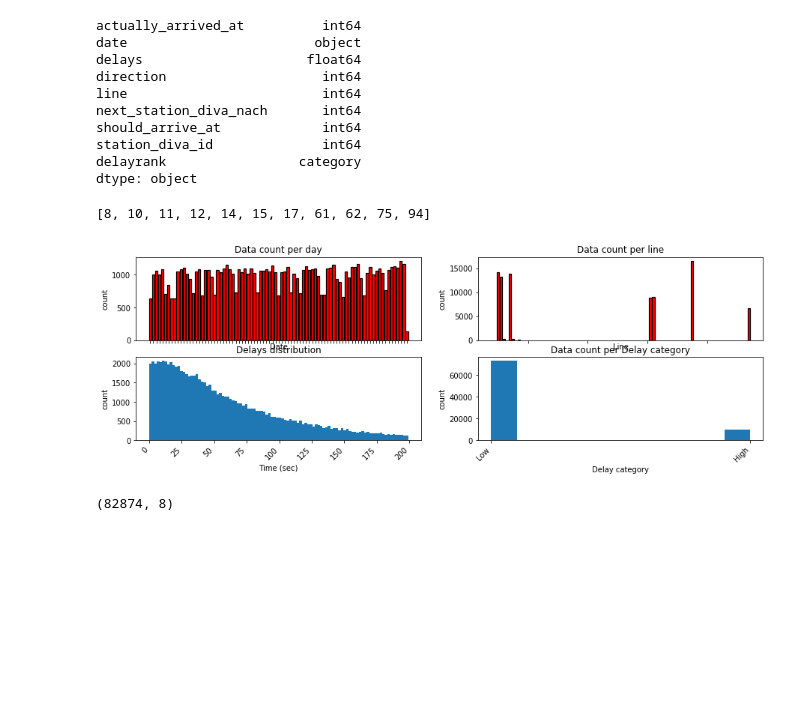
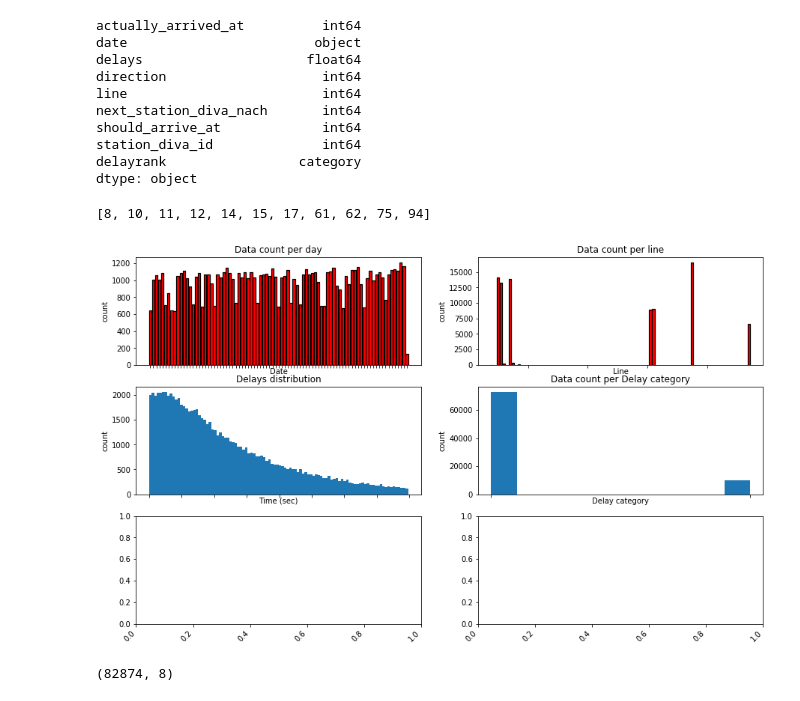
Before and after one commit to mfaizanse/path4-delay-prediction, a Jupyter notebook: delay_prediction_classification.ipynb, the cells around one changed output. Cells and saved outputs as stored; diff of their text form; code cells hidden in the pictures; blank space fills up the shorter version.

```diff
--- a/delay_prediction_classification.ipynb
+++ b/delay_prediction_classification.ipynb
@@ -71,37 +77,40 @@ ds = stationDS.copy()
 
 
 # Set up the plotting layout
-fig, ((ax1, ax2), (ax21, ax22)) = plt.subplots(nrows=2, ncols=2, figsize = (15,5))
+fig, ((ax1, ax2), (ax21, ax22), (ax31, ax32)) = plt.subplots(nrows=3, ncols=2, figsize = (15,10))
 fig.autofmt_xdate(rotation = 45)
 
 ax1.set_xlabel('Date'); ax1.set_ylabel('count'); ax1.set_title('Data count per day')
 # ax1.hist(ds.date)
 count_per_day = ds.groupby('date').count()
 ax1.bar(count_per_day.index, count_per_day.line, orientation = 'vertical', color = 'r', edgecolor = 'k', linewidth = 1.2);
 
 
 ax2.set_xlabel('Line'); ax2.set_ylabel('count'); ax2.set_title('Data count per line')
 # ax2.hist(ds.line);
 count_per_line = ds.groupby('line').count()
 ax2.bar(count_per_line.index, count_per_line.date, orientation = 'vertical', color = 'r', edgecolor = 'k', linewidth = 1.2);
 lines = ds.line.unique()
 print(sorted(lines))
 # plt.xticks(count_per_line.index, count_per_line['index'].apply(str), rotation='vertical')
 
 # fig, ax1 = plt.subplots(nrows=1, ncols=1, figsize = (15,5))
 # fig.autofmt_xdate(rotation = 45)
 
 ax21.set_xlabel('Time (sec)'); ax21.set_ylabel('count'); ax21.set_title('Delays distribution')
 ax21.hist(ds.delays, bins=100);
 # ax1.scatter(delays, delays);
 # count_per_line = ds.groupby('line').count()
 # ax2.bar(count_per_line.index, count_per_line.date, orientation = 'vertical', color = 'r', edgecolor = 'k', linewidth = 1.2);
 
 ax22.set_xlabel('Delay category'); ax22.set_ylabel('count'); ax22.set_title('Data count per Delay category')
 ax22.hist(ds.delayrank);
+
+# ax31.set_xlabel('Delay category'); ax31.set_ylabel('count'); ax31.set_title('Delays vs time of day')
+# ax31.bar(ds.should_arrive_at, ds.delayrank);
 # %% [output]
 [8, 10, 11, 12, 14, 15, 17, 61, 62, 75, 94]
-[figure, old version]
+[figure, new version]
 # %%
 # Add column to represent day of week
 # ds['date'] = pd.to_datetime(ds['date'])
```
Also changed, not shown: parts of 3 cells of this notebook, 1 other file.
